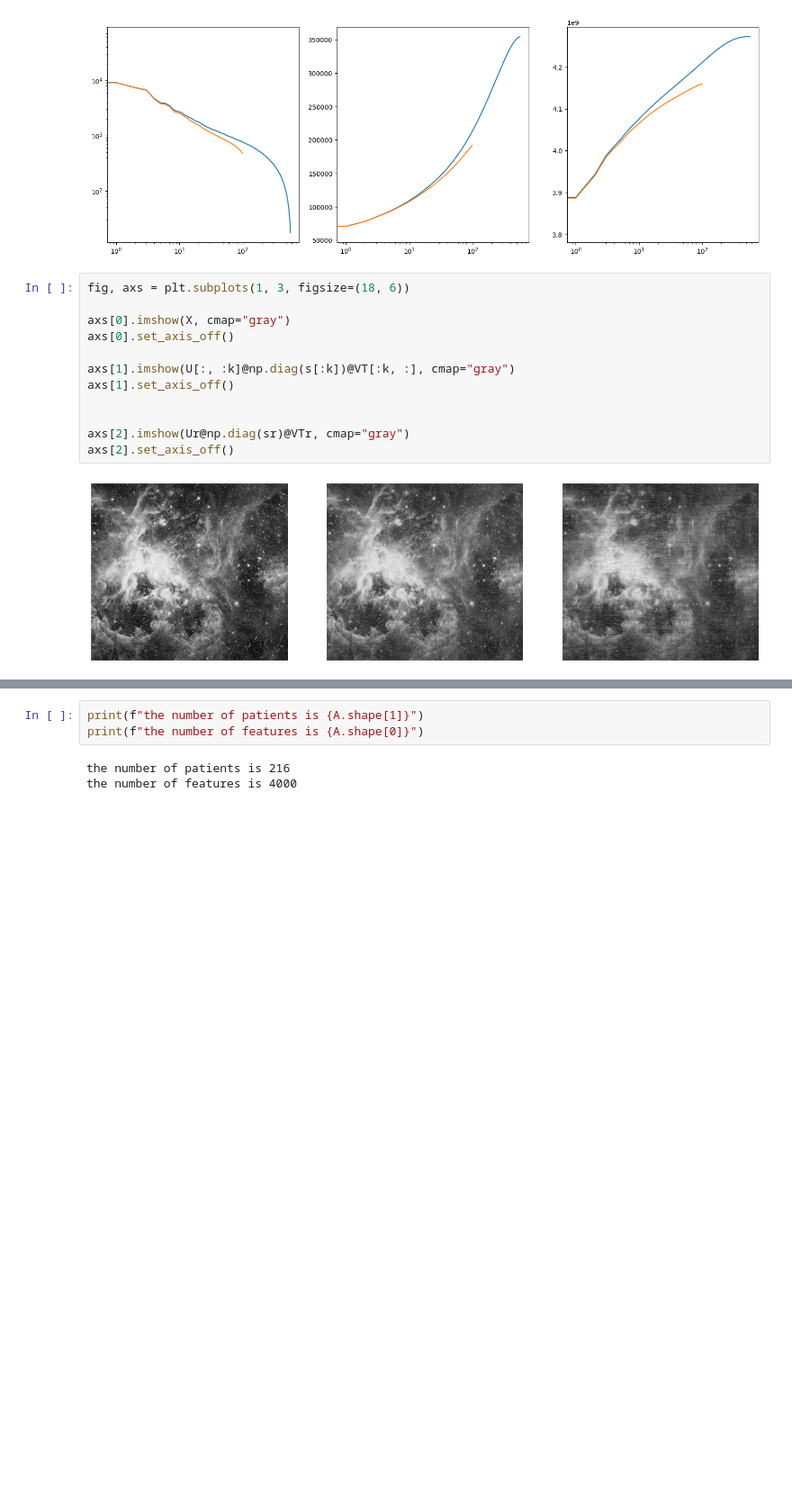
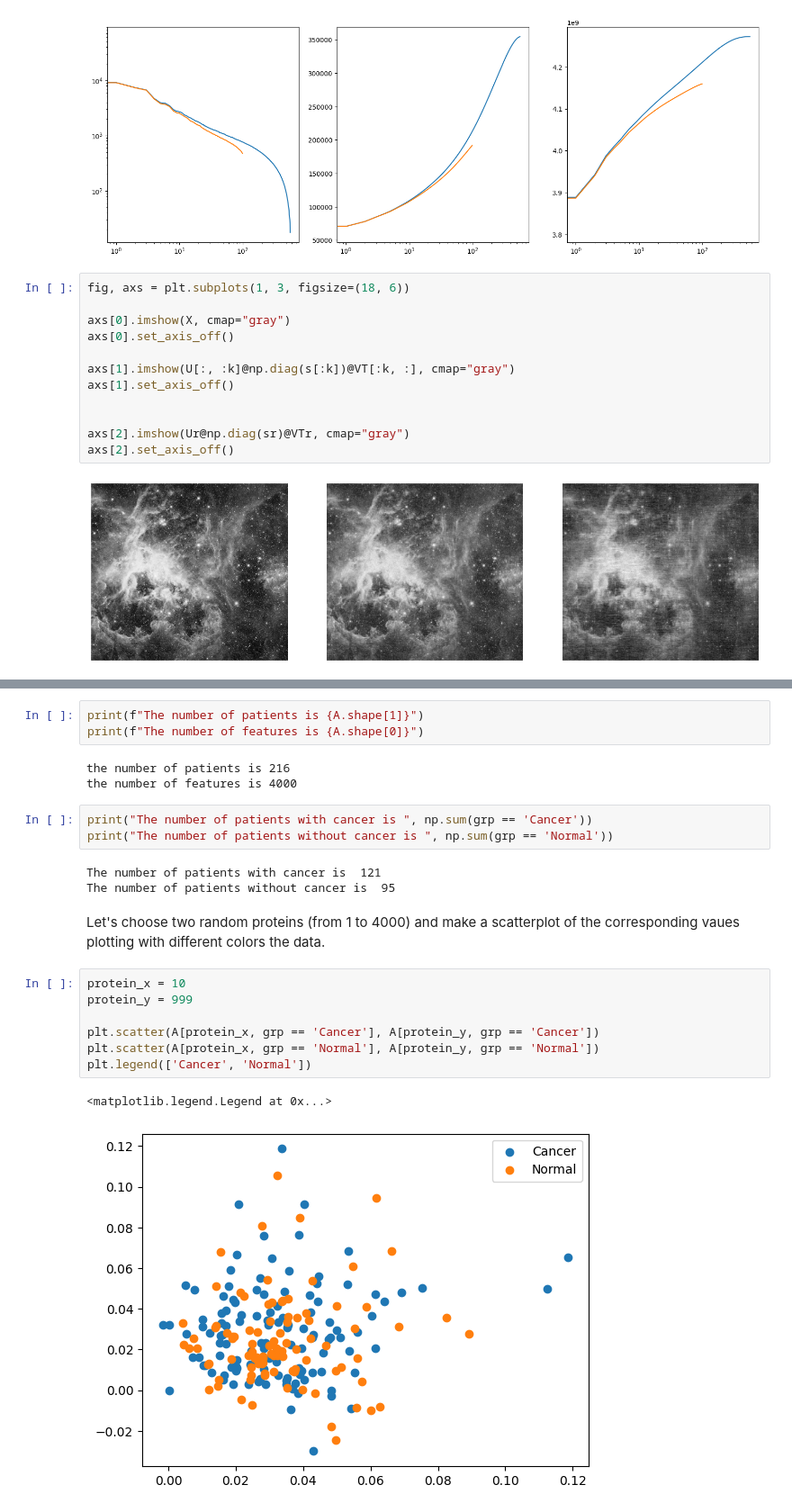
Before and after one commit to edogriba/NAML-2024, a Jupyter notebook: LAB02.ipynb, the cells around one changed output, grey strips where cells are left out. Shown at 90% size. Cells and saved outputs as stored; diff of their text form; blank space fills up the shorter version.

```diff
--- a/LAB02.ipynb
+++ b/LAB02.ipynb
@@ -87,6 +99,24 @@ FileNotFoundError: ovariancancer_obs.csv not found.
 # %%
-print(f"the number of patients is {A.shape[1]}")
-print(f"the number of features is {A.shape[0]}")
+print(f"The number of patients is {A.shape[1]}")
+print(f"The number of features is {A.shape[0]}")
 # %% [output]
 the number of patients is 216
 the number of features is 4000
+# %%
+print("The number of patients with cancer is ", np.sum(grp == 'Cancer'))
+print("The number of patients without cancer is ", np.sum(grp == 'Normal'))
+# %% [output]
+The number of patients with cancer is  121
+The number of patients without cancer is  95
+# %% [markdown]
+Let's choose two random proteins (from 1 to 4000) and make a scatterplot of the corresponding vaues plotting with different colors the data.
+# %%
+protein_x = 10
+protein_y = 999
+
+plt.scatter(A[protein_x, grp == 'Cancer'], A[protein_y, grp == 'Cancer'])
+plt.scatter(A[protein_x, grp == 'Normal'], A[protein_y, grp == 'Normal'])
+plt.legend(['Cancer', 'Normal'])
+# %% [output]
+<matplotlib.legend.Legend at 0x...>
+[figure, added]
```
Also changed, not shown: parts of 46 cells of this notebook.
